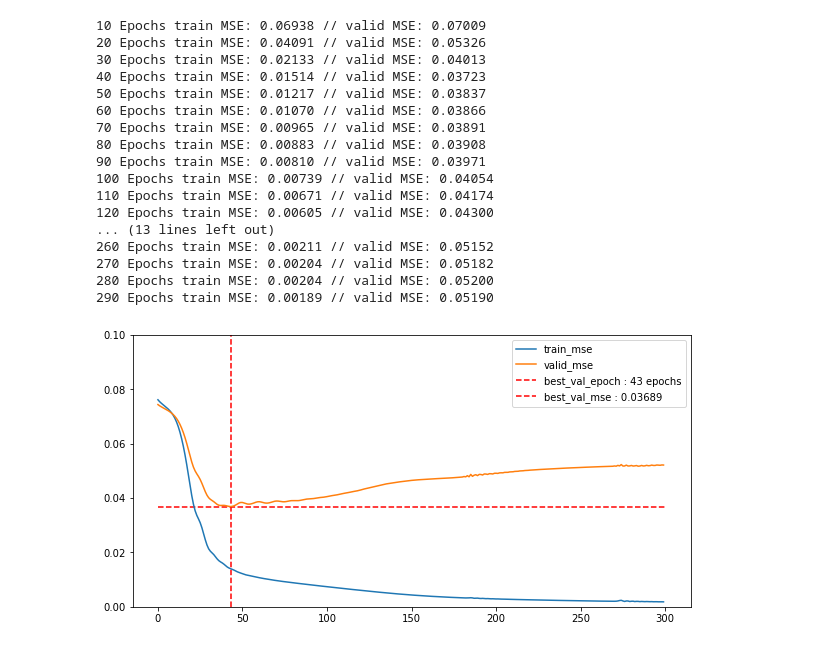
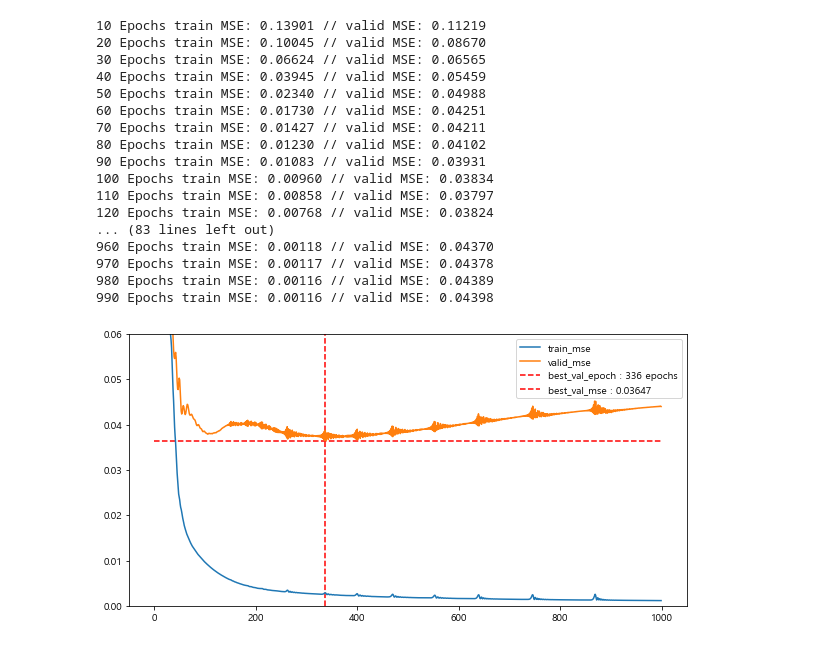
Before and after one commit to deagwon97/fp-ts, a Jupyter notebook: train_morning/morning_train_cycle.ipynb, the cells around one changed output. Drawn from its saved outputs; the diff is of its cells as text; code cells hidden in the pictures.

```diff
--- a/train_morning/morning_train_cycle.ipynb
+++ b/train_morning/morning_train_cycle.ipynb
@@ -61,9 +61,9 @@ hist = {'best_val_error': 100,
 start_epochs = 0
 num_epochs = 0
 # %%
-optimizer = torch.optim.Adam(model.parameters(), lr = 0.5e-2)
+optimizer = torch.optim.Adam(model.parameters(), lr = 1e-2)
 
-run_epochs = 300
+run_epochs = 1000
 num_epochs += run_epochs
 for t in range(start_epochs, num_epochs):
     train_pred = model(train_time, train_notime)
@@ -86,41 +86,41 @@ for t in range(start_epochs, num_epochs):
 start_epochs = num_epochs
 best_model = torch.load('models/best_cycles.pkl')
 # %% [output]
-10 Epochs train MSE: 0.06938 // valid MSE: 0.07009
-20 Epochs train MSE: 0.04091 // valid MSE: 0.05326
-30 Epochs train MSE: 0.02133 // valid MSE: 0.04013
-40 Epochs train MSE: 0.01514 // valid MSE: 0.03723
-50 Epochs train MSE: 0.01217 // valid MSE: 0.03837
-60 Epochs train MSE: 0.01070 // valid MSE: 0.03866
-70 Epochs train MSE: 0.00965 // valid MSE: 0.03891
-80 Epochs train MSE: 0.00883 // valid MSE: 0.03908
-90 Epochs train MSE: 0.00810 // valid MSE: 0.03971
-100 Epochs train MSE: 0.00739 // valid MSE: 0.04054
-110 Epochs train MSE: 0.00671 // valid MSE: 0.04174
-120 Epochs train MSE: 0.00605 // valid MSE: 0.04300
-... (13 lines left out)
-260 Epochs train MSE: 0.00211 // valid MSE: 0.05152
-270 Epochs train MSE: 0.00204 // valid MSE: 0.05182
-280 Epochs train MSE: 0.00204 // valid MSE: 0.05200
-290 Epochs train MSE: 0.00189 // valid MSE: 0.05190
+10 Epochs train MSE: 0.13901 // valid MSE: 0.11219
+20 Epochs train MSE: 0.10045 // valid MSE: 0.08670
+30 Epochs train MSE: 0.06624 // valid MSE: 0.06565
+40 Epochs train MSE: 0.03945 // valid MSE: 0.05459
+50 Epochs train MSE: 0.02340 // valid MSE: 0.04988
+60 Epochs train MSE: 0.01730 // valid MSE: 0.04251
+70 Epochs train MSE: 0.01427 // valid MSE: 0.04211
+80 Epochs train MSE: 0.01230 // valid MSE: 0.04102
+90 Epochs train MSE: 0.01083 // valid MSE: 0.03931
+100 Epochs train MSE: 0.00960 // valid MSE: 0.03834
+110 Epochs train MSE: 0.00858 // valid MSE: 0.03797
+120 Epochs train MSE: 0.00768 // valid MSE: 0.03824
+... (83 lines left out)
+960 Epochs train MSE: 0.00118 // valid MSE: 0.04370
+970 Epochs train MSE: 0.00117 // valid MSE: 0.04378
+980 Epochs train MSE: 0.00116 // valid MSE: 0.04389
+990 Epochs train MSE: 0.00116 // valid MSE: 0.04398
 # %%
 # cycle을 추출할 때 weighted rolling
 # train에서 전부 추출 데이터로만 스케일러 학습
 # time data, notime data 사용
 #  인코딩 후 no time data는 곱해주기
 # hiddensize = 32
 
 
 plt.figure(figsize = [10, 5])
 plt.plot(train_error, label = 'train_mse')
 plt.plot(valid_error, label = 'valid_mse')
 plt.vlines(hist['best_val_epoch'], ymin = 0, ymax = 1,
              colors = 'red', ls = 'dashed', label = f"best_val_epoch : {hist['best_val_epoch']} epochs")
 plt.hlines(hist['best_val_error'], xmin = 0, xmax = len(train_error),
              colors = 'red', ls = 'dashed', label = f"best_val_mse : {hist['best_val_error']:1.5f}")
 plt.xticks(label = 'epochs')
 plt.legend()
-plt.ylim(0,0.1)
+plt.ylim(0,0.06)
 plt.show()
 # %% [output]
-[figure, old version]
+[figure, new version]
```
Also changed, not shown: parts of 7 cells of this notebook, 5 other files.
